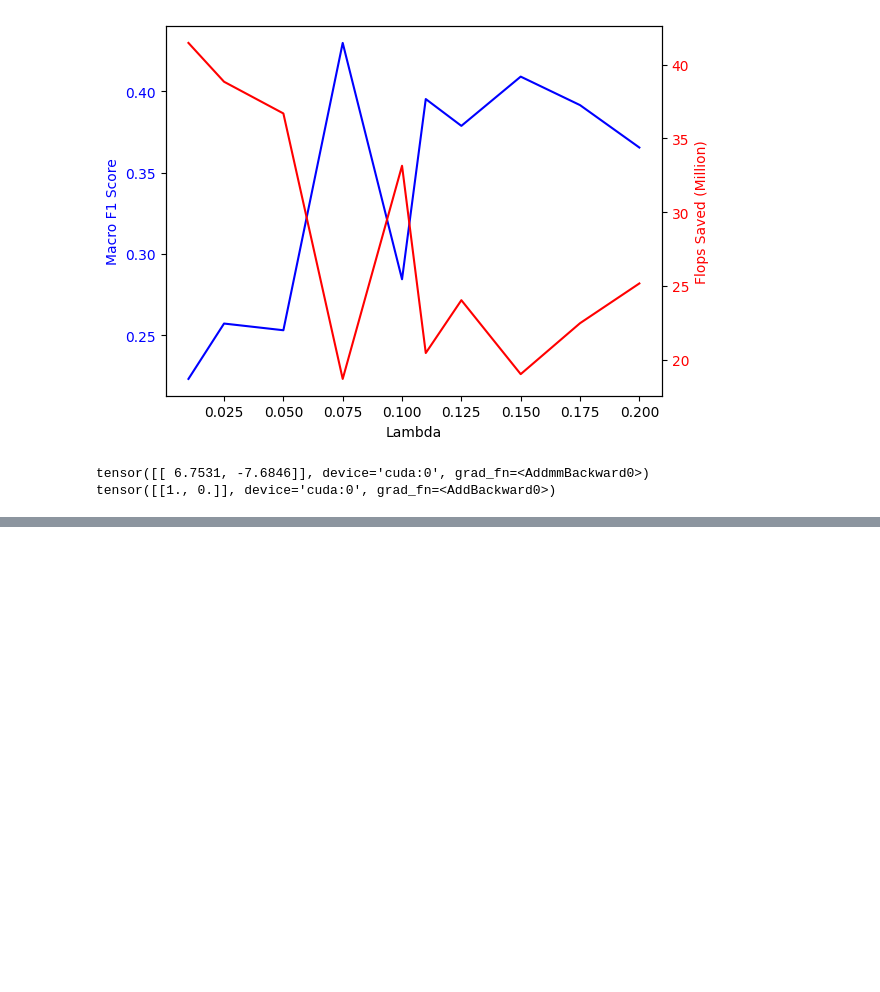
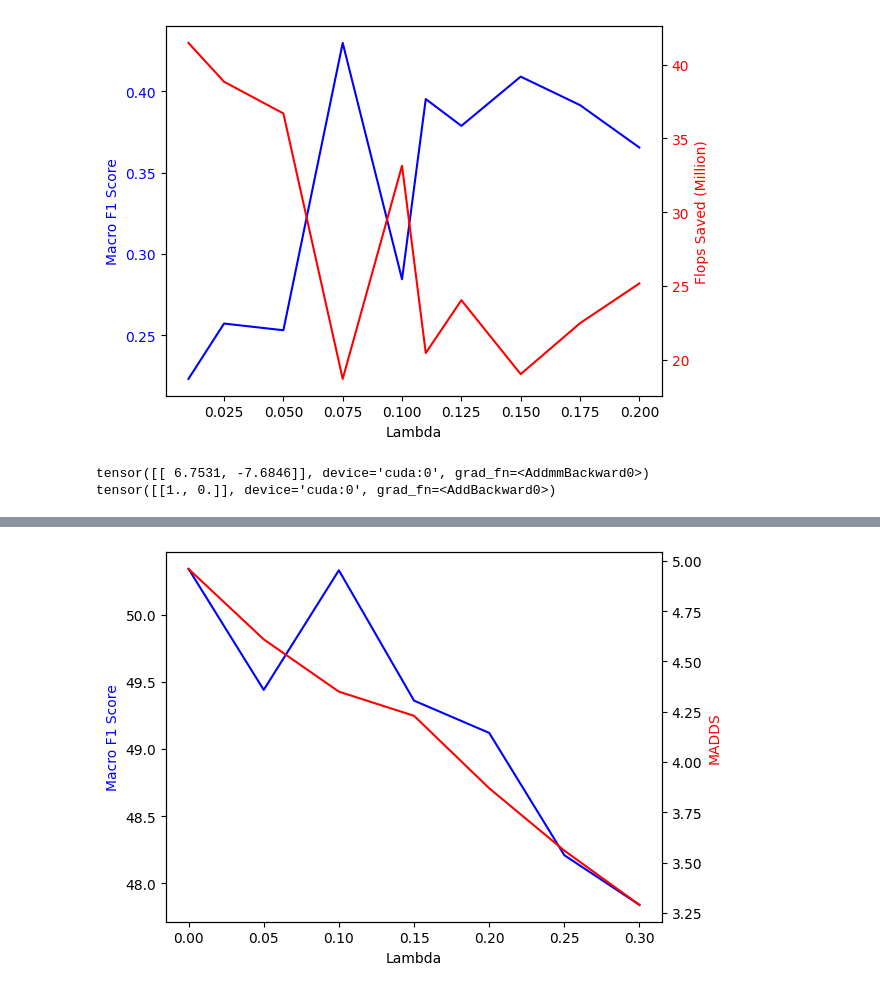
Before and after one commit to Rajeevveera24/MultiBench, a Jupyter notebook: eda.ipynb, the cells around one changed output, grey strips where cells are left out. Cells and saved outputs as stored; diff of their text form; code cells hidden in the pictures; blank space fills up the shorter version.

```diff
--- a/eda.ipynb
+++ b/eda.ipynb
@@ -452,0 +508,23 @@ tensor([[1., 0.]], device='cuda:0', grad_fn=<AddBackward0>)
+# %%
+LAAMBDA = [0, 0.05, 0.10, 0.15, 0.20, 0.25, 0.30]
+MACRO_F1_OURS = [50.34, 49.44, 50.33, 49.36, 49.12, 48.21, 47.84]
+MADDS_OURS = [4.96, 4.61, 4.35, 4.23, 3.87, 3.56, 3.29]
+
+
+#plot the above
+
+import matplotlib.pyplot as plt
+
+fig, ax1 = plt.subplots()
+ax1.set_xlabel('Lambda')
+ax1.set_ylabel('Macro F1 Score', color='b')
+ax1.plot(LAAMBDA, MACRO_F1_OURS, color='b')
+
+#Plot selection ratio on the right y-axis
+ax2 = ax1.twinx()
+ax2.set_ylabel('MADDS', color='r')
+ax2.plot(LAAMBDA, MADDS_OURS, color='r')
+
+plt.show()
+# %% [output]
+[figure, added]
```
Also changed, not shown: parts of 1 cell of this notebook.
